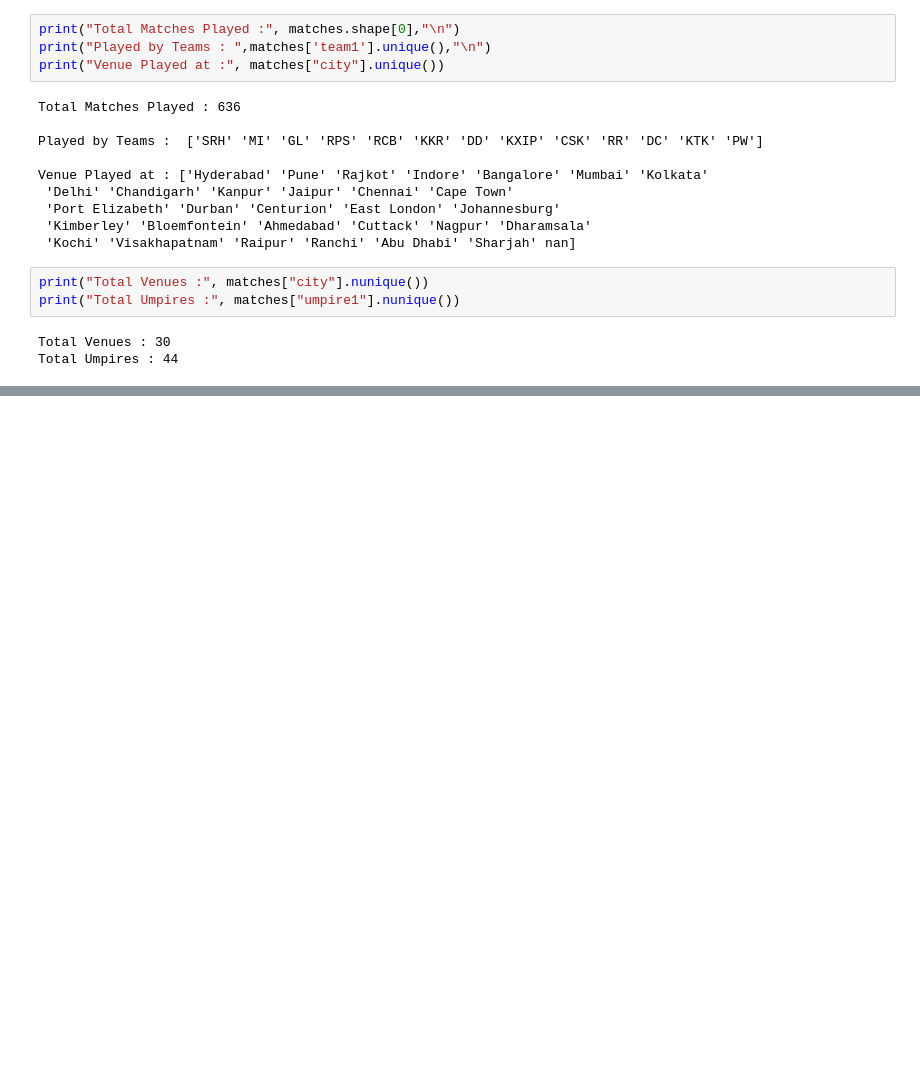
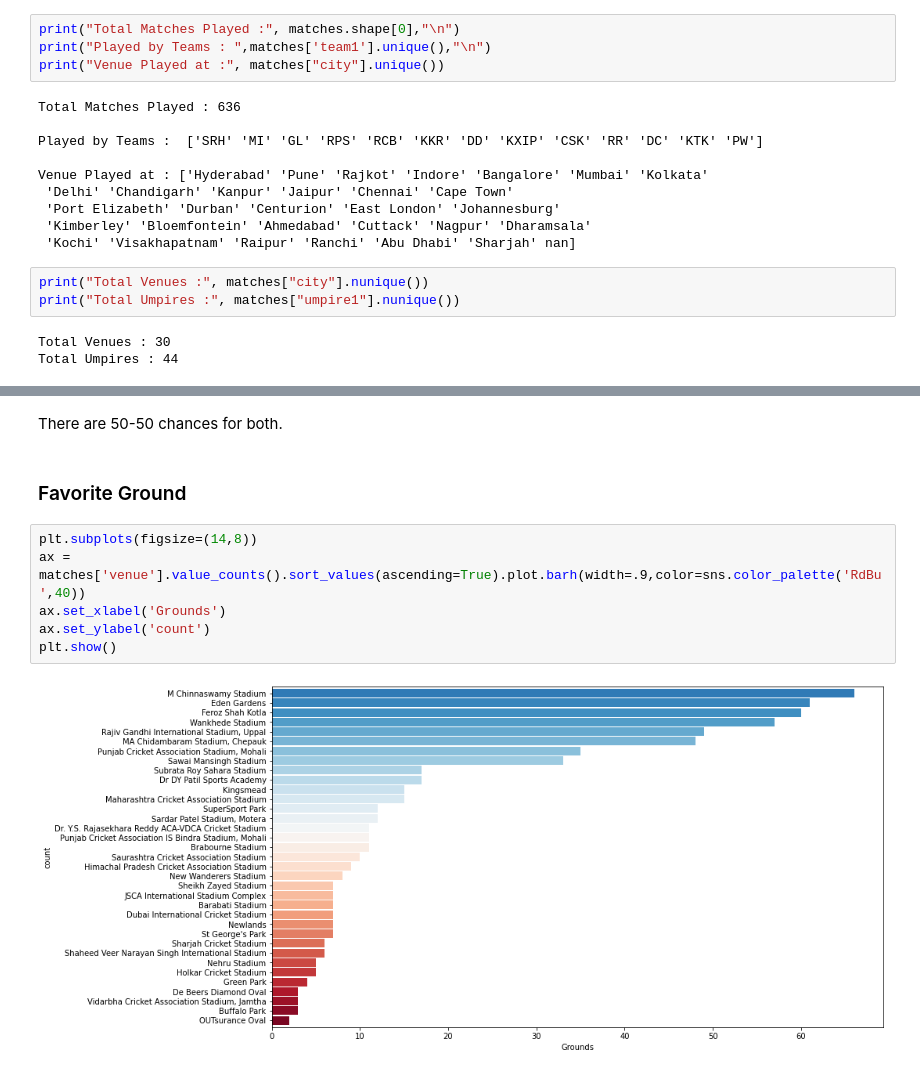
Before and after one commit to codescoop/Exploratory-Data-Analysis, a Jupyter notebook: IPL_Analysis/IPL_Analysis.ipynb, the cells around one changed output, grey strips where cells are left out. Saved outputs shown, nothing was run; the diff lists cells and outputs as text; blank space fills up the shorter version.

```diff
--- a/IPL_Analysis/IPL_Analysis.ipynb
+++ b/IPL_Analysis/IPL_Analysis.ipynb
@@ -161,0 +224,12 @@ Total Umpires : 44
+# %% [markdown]
+There are 50-50 chances for both.
+# %% [markdown]
+### Favorite Ground
+# %%
+plt.subplots(figsize=(14,8))
+ax = matches['venue'].value_counts().sort_values(ascending=True).plot.barh(width=.9,color=sns.color_palette('RdBu',40))
+ax.set_xlabel('Grounds')
+ax.set_ylabel('count')
+plt.show()
+# %% [output]
+[figure, added]
```
Also changed, not shown: parts of 36 cells of this notebook.
